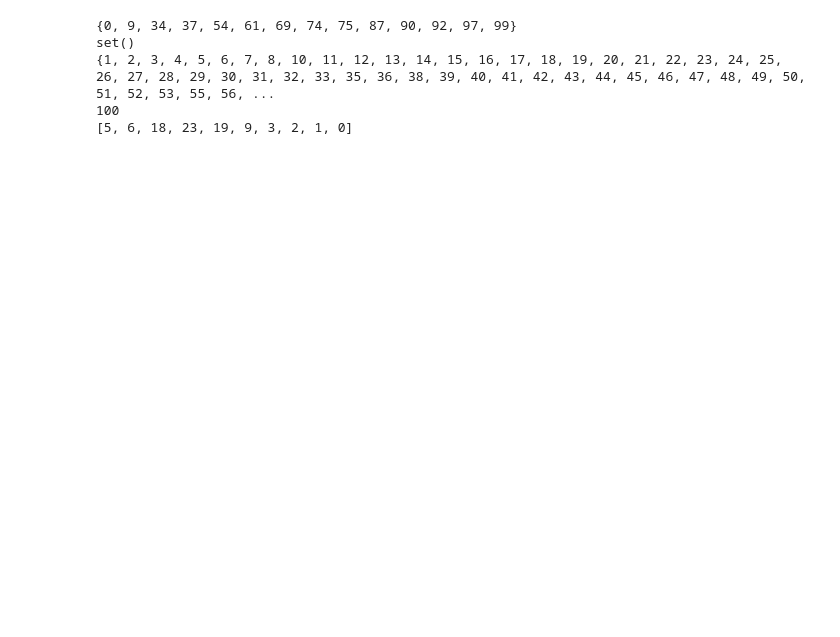
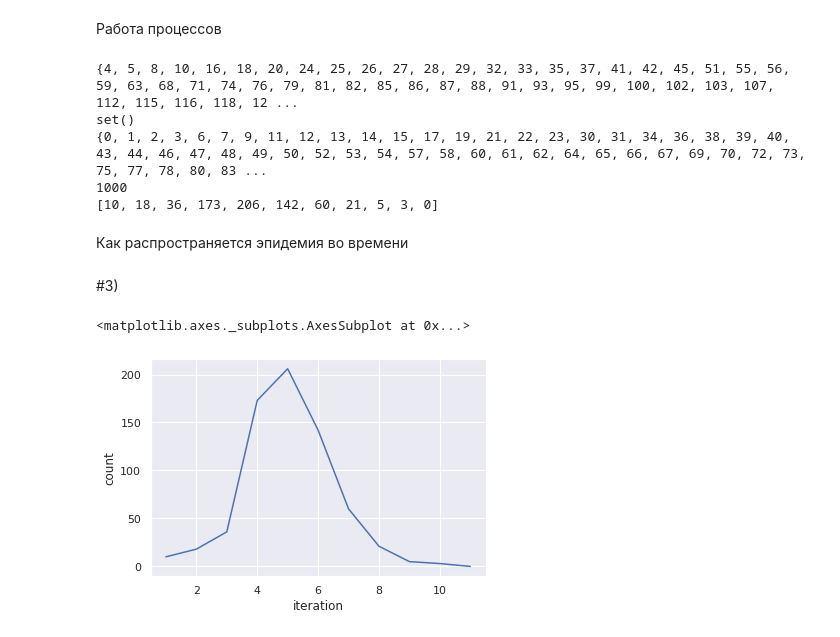
Before and after one commit to MainN/masters, a Jupyter notebook: graph.ipynb, the cells around one changed output. Drawn from its saved outputs; the diff is of its cells as text; code cells hidden in the pictures; blank space fills up the shorter version.

```diff
--- a/graph.ipynb
+++ b/graph.ipynb
@@ -9 +8,14 @@ nx.draw(G)
+# %%
+import networkx as nx
+import numpy as np
+import random
+import pandas as pd
+import seaborn as sns
+import epi_process as ep
+from matplotlib import pyplot as plt
+import matplotlib
+import matplotlib.animation as animation
+from matplotlib.animation import PillowWriter
+from matplotlib.animation import FuncAnimation
+sns.set()
 # %%
@@ -51,5 +168,7 @@ class Epi_Process():
+# %% [markdown]
+Работа процессов
 # %%
-my_proc=Epi_Process(100,5)
+my_proc = ep.EpiProcess(1000,1,False)
 my_proc.run()
 print(my_proc.S)
 print(my_proc.I)
@@ -57,8 +176,17 @@ print(my_proc.R)
 print(len(my_proc.S)+len(my_proc.I)+len(my_proc.R))
 print(my_proc.result)
 # %% [output]
-{0, 9, 34, 37, 54, 61, 69, 74, 75, 87, 90, 92, 97, 99}
+{4, 5, 8, 10, 16, 18, 20, 24, 25, 26, 27, 28, 29, 32, 33, 35, 37, 41, 42, 45, 51, 55, 56, 59, 63, 68, 71, 74, 76, 79, 81, 82, 85, 86, 87, 88, 91, 93, 95, 99, 100, 102, 103, 107, 112, 115, 116, 118, 12 ...
 set()
-{1, 2, 3, 4, 5, 6, 7, 8, 10, 11, 12, 13, 14, 15, 16, 17, 18, 19, 20, 21, 22, 23, 24, 25, 26, 27, 28, 29, 30, 31, 32, 33, 35, 36, 38, 39, 40, 41, 42, 43, 44, 45, 46, 47, 48, 49, 50, 51, 52, 53, 55, 56, ...
-100
-[5, 6, 18, 23, 19, 9, 3, 2, 1, 0]
+{0, 1, 2, 3, 6, 7, 9, 11, 12, 13, 14, 15, 17, 19, 21, 22, 23, 30, 31, 34, 36, 38, 39, 40, 43, 44, 46, 47, 48, 49, 50, 52, 53, 54, 57, 58, 60, 61, 62, 64, 65, 66, 67, 69, 70, 72, 73, 75, 77, 78, 80, 83 ...
+1000
+[10, 18, 36, 173, 206, 142, 60, 21, 5, 3, 0]
+# %% [markdown]
+Как распространяется эпидемия во времени
+# %% [markdown]
+#3)
+# %%
+my_proc.viz_run()
+# %% [output]
+<matplotlib.axes._subplots.AxesSubplot at 0x...>
+[figure, added]
```
Also changed, not shown: parts of 21 cells of this notebook.
